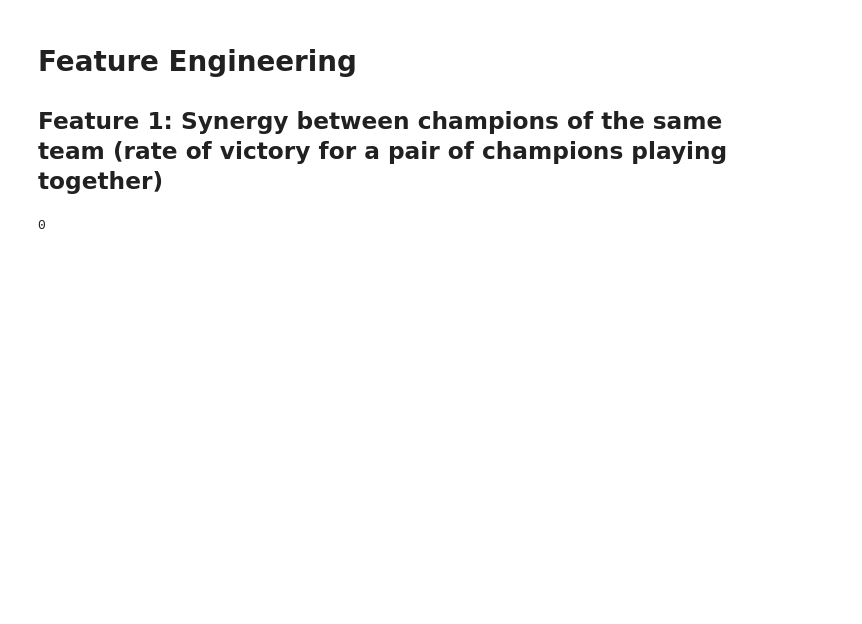
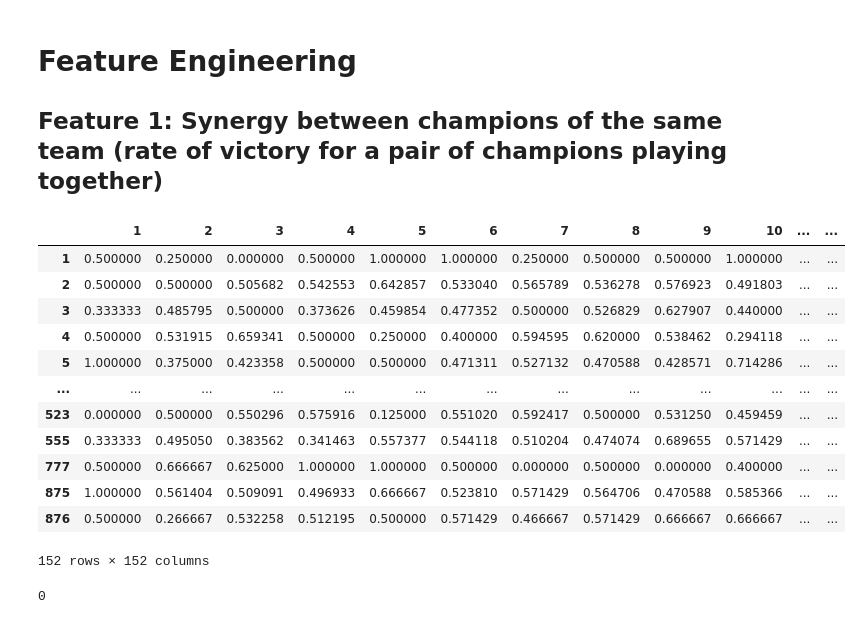
Before and after one commit to stephanyvargas/LoL_winner_predictor, a Jupyter notebook: notebooks/LeagueOfLeguends.ipynb, the cells around one changed output. Drawn from its saved outputs; the diff is of its cells as text; code cells hidden in the pictures; blank space fills up the shorter version.

```diff
--- a/notebooks/LeagueOfLeguends.ipynb
+++ b/notebooks/LeagueOfLeguends.ipynb
@@ -78,10 +75,24 @@ champions_won_percentage = champions_won_together.div(champions_play_together)
 # %%
 #Impute the missing values (champions that never played together)
 from sklearn.impute import SimpleImputer
 
 impute_nan = SimpleImputer(missing_values=np.nan, strategy='constant', fill_value=0.5)
 champions_won_percentage_imputed = pd.DataFrame(impute_nan.fit(champions_won_percentage).transform(champions_won_percentage), columns=champions_id_unique, index=champions_id_unique)
-#champions_won_percentage_imputed
+champions_won_percentage_imputed
+# %% [output]
+|  | 1 | 2 | 3 | 4 | 5 | 6 | 7 | 8 | 9 | 10 | ... | ... |
+| 1 | 0.500000 | 0.250000 | 0.000000 | 0.500000 | 1.000000 | 1.000000 | 0.250000 | 0.500000 | 0.500000 | 1.000000 | ... | ... |
+| 2 | 0.500000 | 0.500000 | 0.505682 | 0.542553 | 0.642857 | 0.533040 | 0.565789 | 0.536278 | 0.576923 | 0.491803 | ... | ... |
+| 3 | 0.333333 | 0.485795 | 0.500000 | 0.373626 | 0.459854 | 0.477352 | 0.500000 | 0.526829 | 0.627907 | 0.440000 | ... | ... |
+| 4 | 0.500000 | 0.531915 | 0.659341 | 0.500000 | 0.250000 | 0.400000 | 0.594595 | 0.620000 | 0.538462 | 0.294118 | ... | ... |
+| 5 | 1.000000 | 0.375000 | 0.423358 | 0.500000 | 0.500000 | 0.471311 | 0.527132 | 0.470588 | 0.428571 | 0.714286 | ... | ... |
+| ... | ... | ... | ... | ... | ... | ... | ... | ... | ... | ... | ... | ... |
+| 523 | 0.000000 | 0.500000 | 0.550296 | 0.575916 | 0.125000 | 0.551020 | 0.592417 | 0.500000 | 0.531250 | 0.459459 | ... | ... |
+| 555 | 0.333333 | 0.495050 | 0.383562 | 0.341463 | 0.557377 | 0.544118 | 0.510204 | 0.474074 | 0.689655 | 0.571429 | ... | ... |
+| 777 | 0.500000 | 0.666667 | 0.625000 | 1.000000 | 1.000000 | 0.500000 | 0.000000 | 0.500000 | 0.000000 | 0.400000 | ... | ... |
+| 875 | 1.000000 | 0.561404 | 0.509091 | 0.496933 | 0.666667 | 0.523810 | 0.571429 | 0.564706 | 0.470588 | 0.585366 | ... | ... |
+| 876 | 0.500000 | 0.266667 | 0.532258 | 0.512195 | 0.500000 | 0.571429 | 0.466667 | 0.571429 | 0.666667 | 0.666667 | ... | ... |
+152 rows × 152 columns
 # %%
 #check that there is no division by zero
 np.isinf(champions_won_percentage_imputed).values.sum()
```
Also changed, not shown: parts of 37 cells of this notebook.
